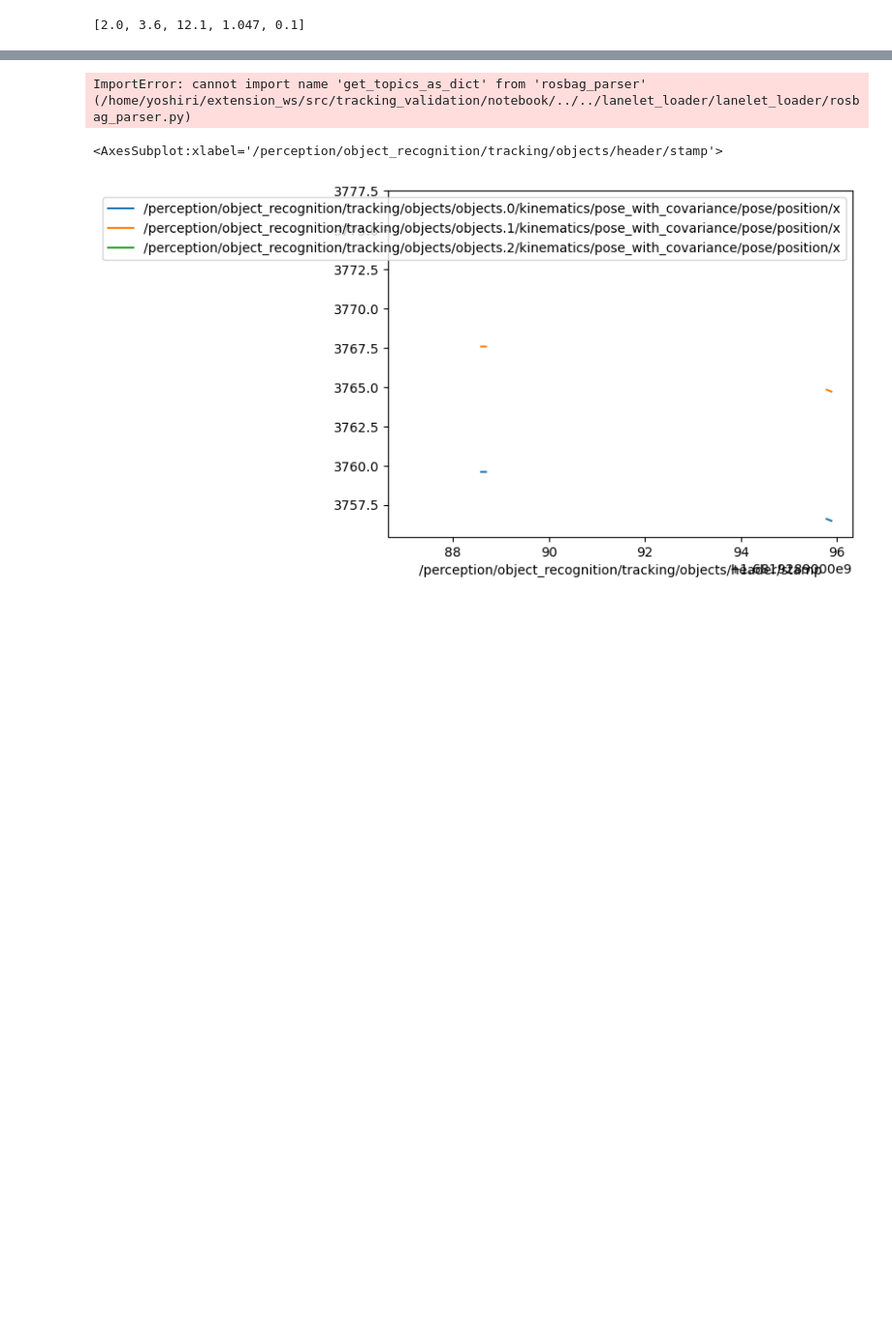
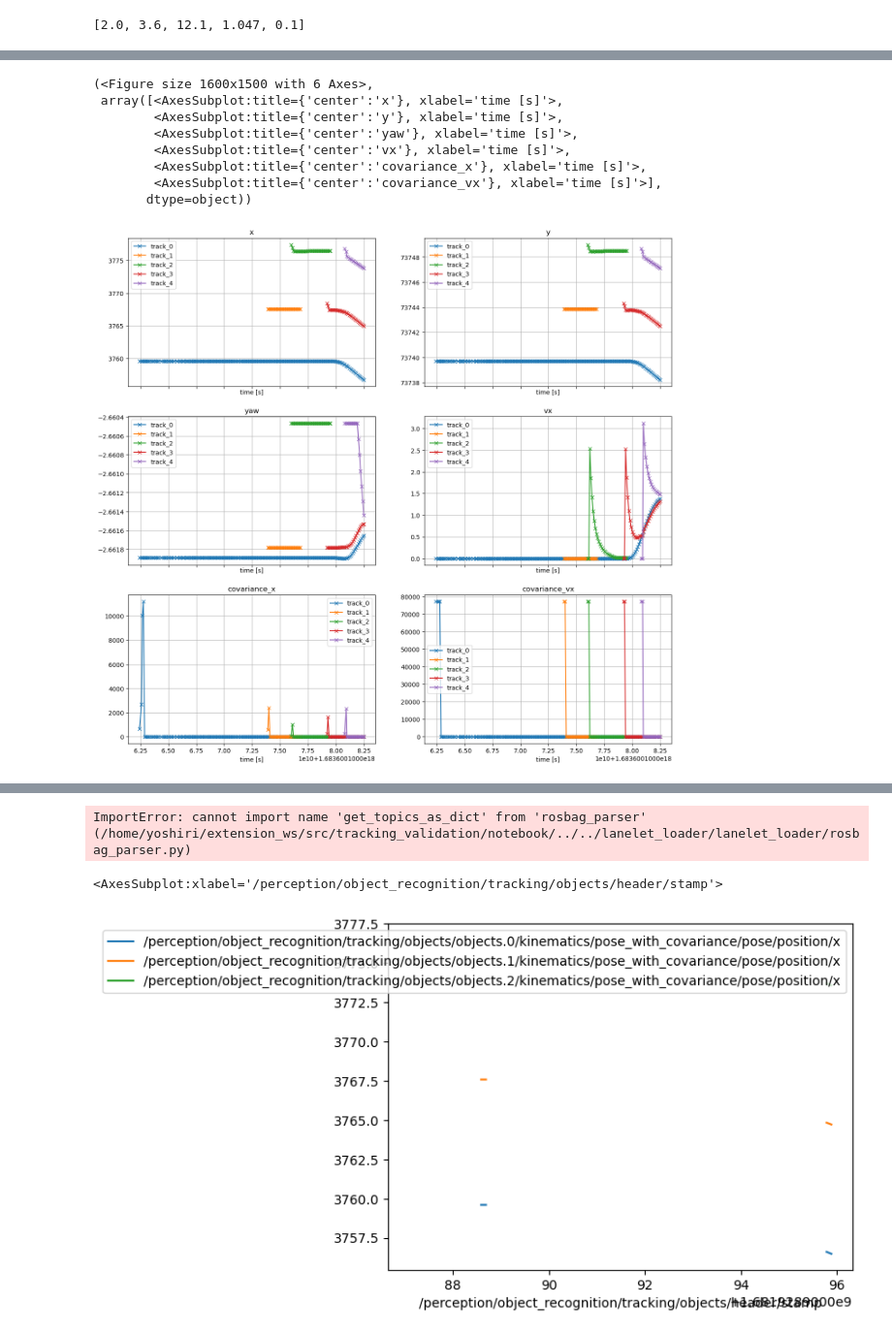
Before and after one commit to YoshiRi/tracking_validation, a Jupyter notebook: notebook/test1.ipynb, the cells around one changed output, grey strips where cells are left out. Shown at 97% size. Drawn from its saved outputs; the diff is of its cells as text; code cells hidden in the pictures; blank space fills up the shorter version.

```diff
--- a/notebook/test1.ipynb
+++ b/notebook/test1.ipynb
@@ -184,0 +79,12 @@ ImportError: attempted relative import with no known parent package
+# %%
+tp2.plot_data()
+# %% [output]
+(<Figure size 1600x1500 with 6 Axes>,
+ array([<AxesSubplot:title={'center':'x'}, xlabel='time [s]'>,
+        <AxesSubplot:title={'center':'y'}, xlabel='time [s]'>,
+        <AxesSubplot:title={'center':'yaw'}, xlabel='time [s]'>,
+        <AxesSubplot:title={'center':'vx'}, xlabel='time [s]'>,
+        <AxesSubplot:title={'center':'covariance_x'}, xlabel='time [s]'>,
+        <AxesSubplot:title={'center':'covariance_vx'}, xlabel='time [s]'>],
+       dtype=object))
+[figure, added]
```
Also changed, not shown: parts of 22 cells of this notebook, 1 other file.
